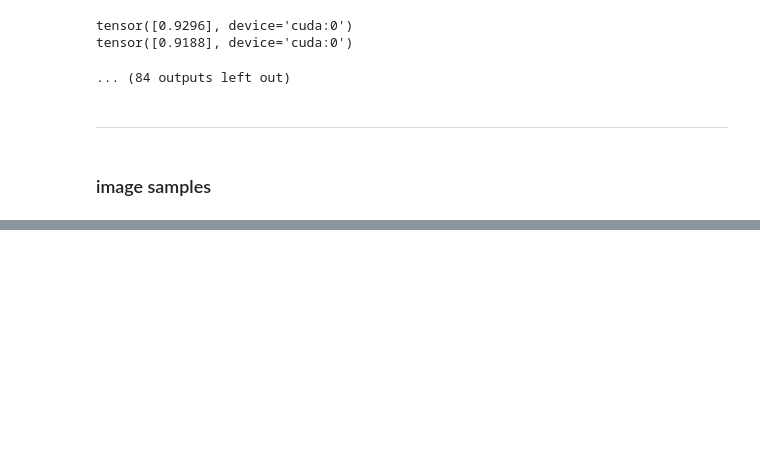
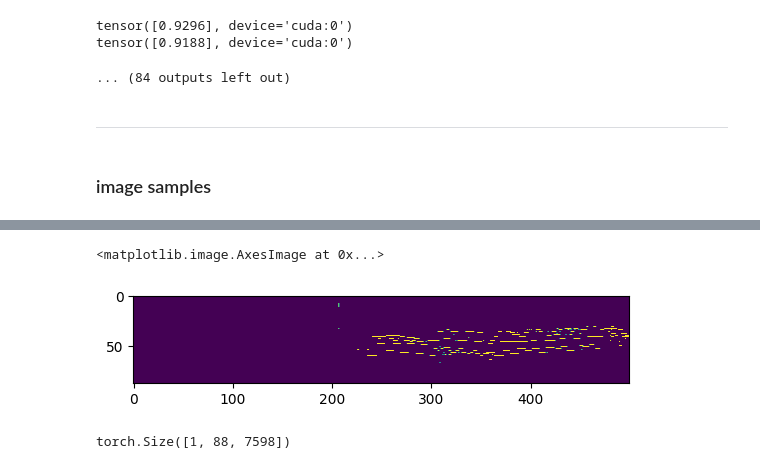
Before and after one commit to boostcampaitech5/level3_cv_finalproject-cv-08, a Jupyter notebook: EDA.ipynb, the cells around one changed output, grey strips where cells are left out. Drawn from its saved outputs; the diff is of its cells as text; code cells hidden in the pictures; blank space fills up the shorter version.

```diff
--- a/EDA.ipynb
+++ b/EDA.ipynb
@@ -413,0 +534,14 @@ for i, image_path in enumerate(image_paths):
+# %%
+inference_out = "./outputs_exp46/v2r_output/168_Bach Prelude and Fugue No2 Well Tempered Clavier Book 2 with Harmonic Pedal.mp4"
+# %%
+inference_list = glob.glob(inference_out + "/*")
+inference_list = sorted(inference_list, key=lambda x: int(x.split("/")[-1].split("-")[0]))
+# %%
+inf_list = []
+inf_logit = []
+for inf in inference_list:
+    inf_load = np.load(inf, allow_pickle=True)
+    inf_list.append(inf_load['roll'])
+    inf_logit.append(inf_load['logit'])
+inf_list = np.concatenate(inf_list)
+inf_logit = np.concatenate(inf_logit)
@@ -413,0 +552,5 @@ for i, image_path in enumerate(image_paths):
+# %%
+plt.imshow(inf_list.T[::-1][:, 0:500])
+# %% [output]
+<matplotlib.image.AxesImage at 0x...>
+[figure, added]
@@ -413,0 +587,4 @@ for i, image_path in enumerate(image_paths):
+# %%
+torch.tensor(roll_output).unsqueeze(dim=0).shape
+# %% [output]
+torch.Size([1, 88, 7598])
```
Also changed, not shown: parts of 50 cells of this notebook.
